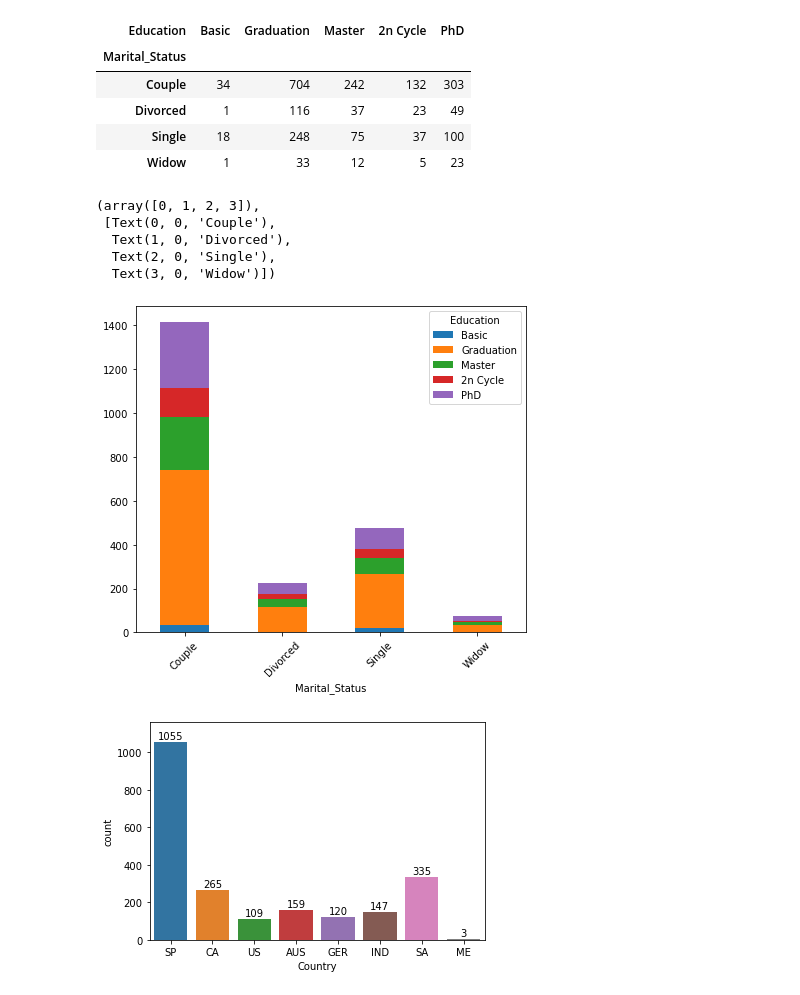
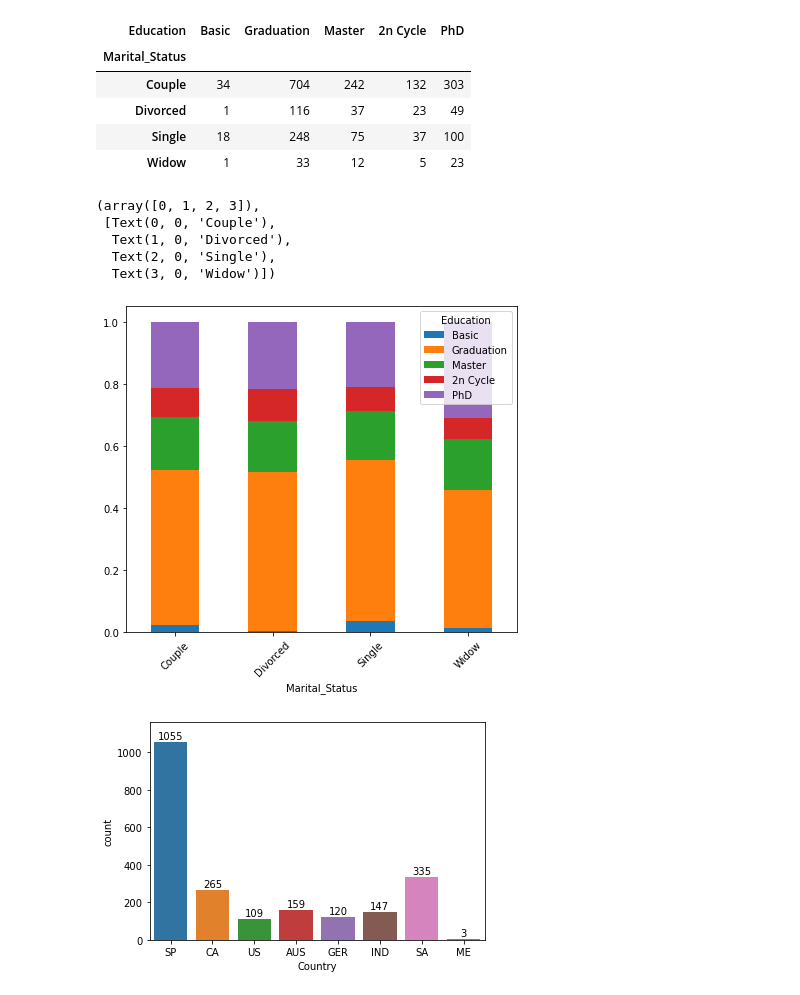
Before and after one commit to jma199/business-marketing-case-study, a Jupyter notebook: 1 eda.ipynb, the cells around one changed output. Saved outputs shown, nothing was run; the diff lists cells and outputs as text; code cells hidden in the pictures.

```diff
--- a/1 eda.ipynb
+++ b/1 eda.ipynb
@@ -197,15 +205,15 @@ df_plot
 | Single | 18 | 248 | 75 | 37 | 100 |
 | Widow | 1 | 33 | 12 | 5 | 23 |
 # %%
-df_plot.plot(kind = 'bar', stacked=True, figsize=(7,6))
+df_plot.apply(lambda x: x/x.sum(), axis=1).plot(kind = 'bar', stacked=True, figsize=(7,6))
 plt.xticks(rotation = 45)
 # %% [output]
 (array([0, 1, 2, 3]),
  [Text(0, 0, 'Couple'),
   Text(1, 0, 'Divorced'),
   Text(2, 0, 'Single'),
   Text(3, 0, 'Widow')])
-[figure, old version]
+[figure, new version]
 # %%
 # plot country
 fig, ax = plt.subplots(figsize = (6,4))
```
Also changed, not shown: parts of 33 cells of this notebook.
